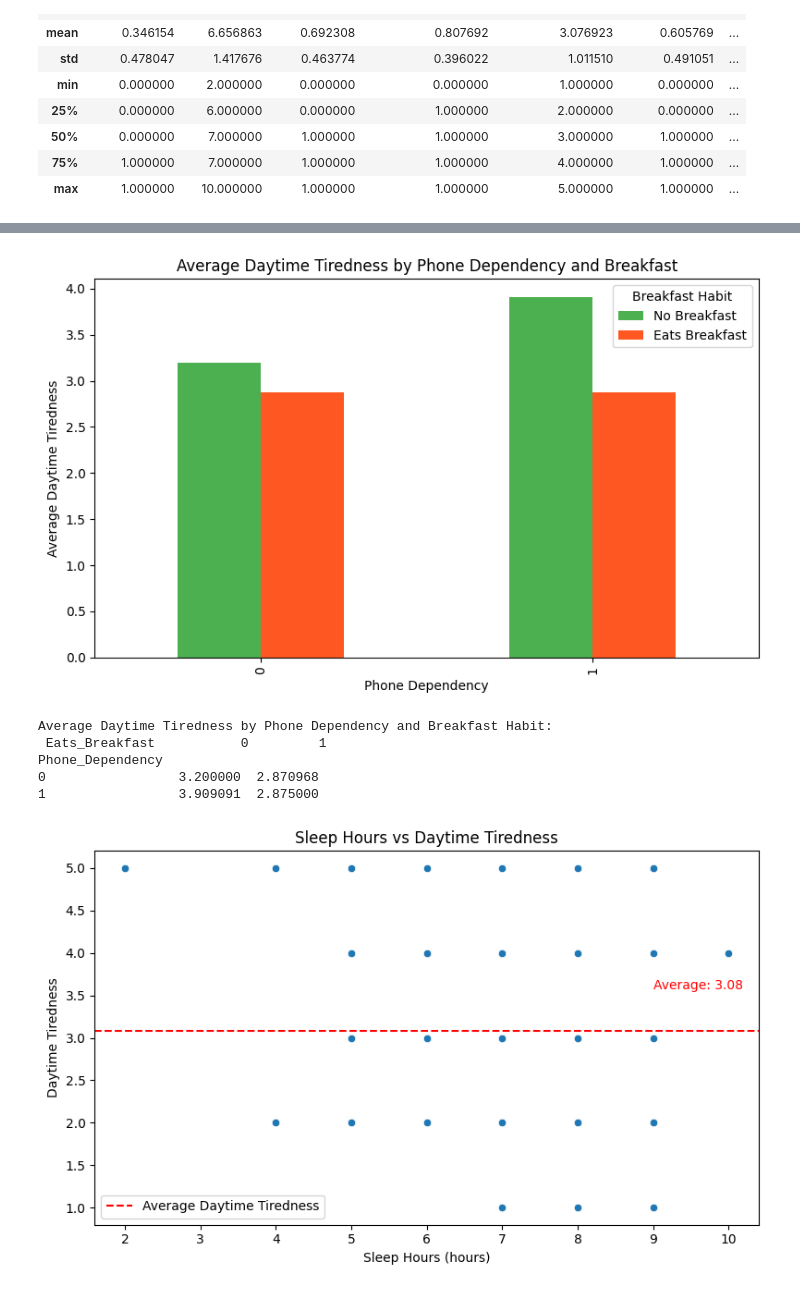
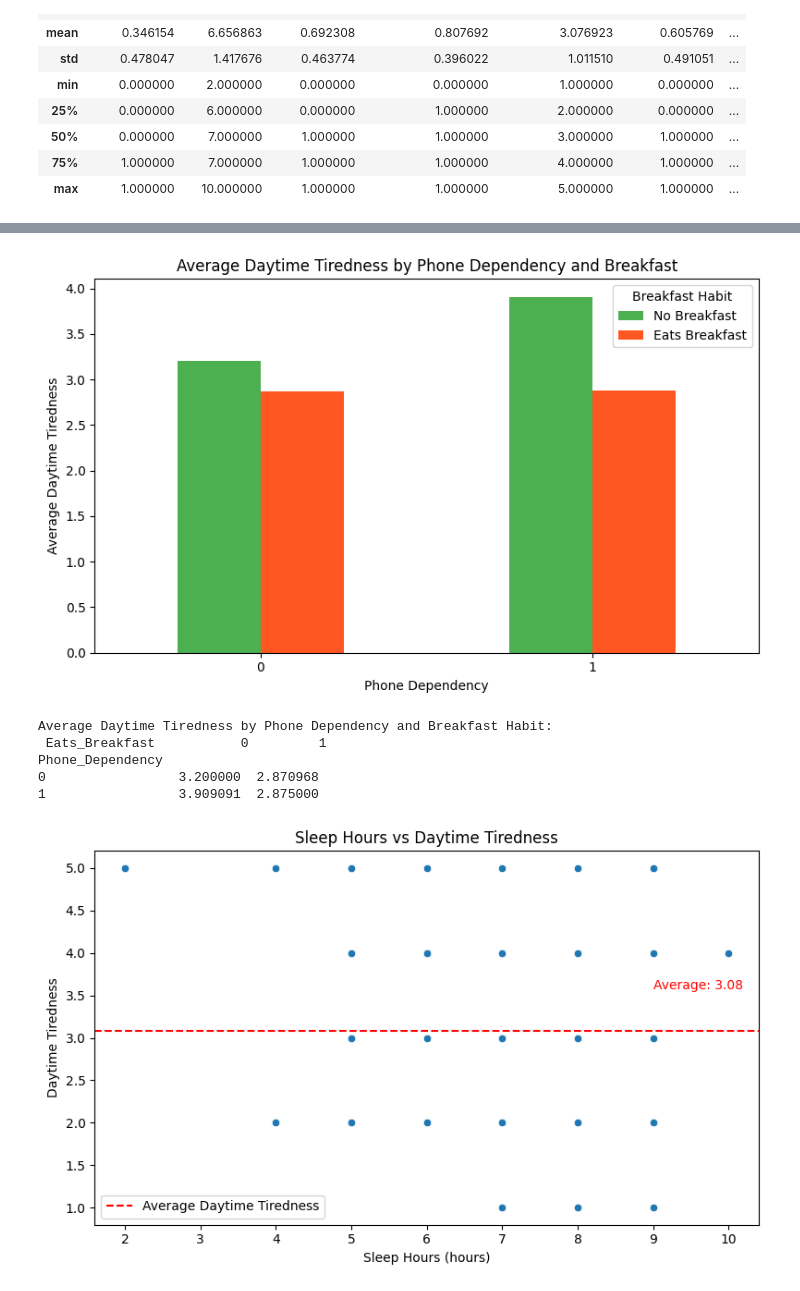
Before and after one commit to DANUSHMATHI2002/7PAM2000-0901-Applied_Data_Science, a Jupyter notebook: ASS1.ipynb, the cells around one changed output, grey strips where cells are left out. Cells and saved outputs as stored; diff of their text form; code cells hidden in the pictures.

```diff
--- a/ASS1.ipynb
+++ b/ASS1.ipynb
@@ -110,23 +110,24 @@ Correlation Matrix
 # %%
 # Bar Chart: Average Daytime Tiredness by Phone Dependency and Eats Breakfast
 def plot_bar_chart_tiredness_phone():
     """
     Creates a bar chart of average Daytime Tiredness based on Phone Dependency and Eats Breakfast.
     """
     plt.figure(figsize=(8, 5))
     avg_tiredness = df.groupby(['Phone_Dependency','Eats_Breakfast'])['Daytime_Tiredness'].mean().unstack()
     avg_tiredness.plot(kind='bar', color=['#4CAF50', '#FF5722'], ax=plt.gca())
     plt.title('Average Daytime Tiredness by Phone Dependency and Breakfast')
     plt.xlabel('Phone Dependency')
     plt.ylabel('Average Daytime Tiredness')
     plt.legend(['No Breakfast','Eats Breakfast'], title="Breakfast Habit")
+    plt.xticks(rotation=0)
     plt.tight_layout()
     plt.show()
     # Display average values for additional interpretation
     print("Average Daytime Tiredness by Phone Dependency and Breakfast Habit:\n", avg_tiredness)
 plot_bar_chart_tiredness_phone()
 # %% [output]
-[figure, old version]
+[figure, new version]
 Average Daytime Tiredness by Phone Dependency and Breakfast Habit:
  Eats_Breakfast           0         1
 Phone_Dependency
```
